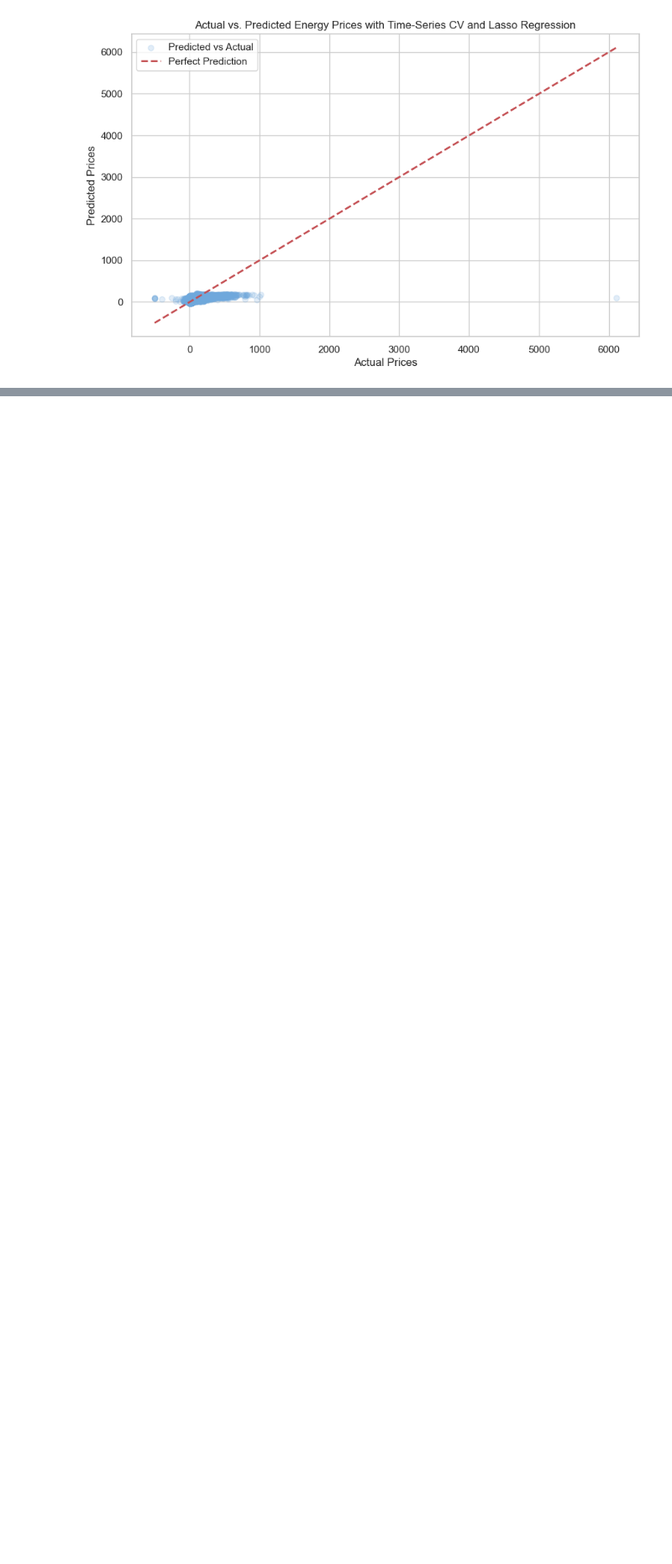
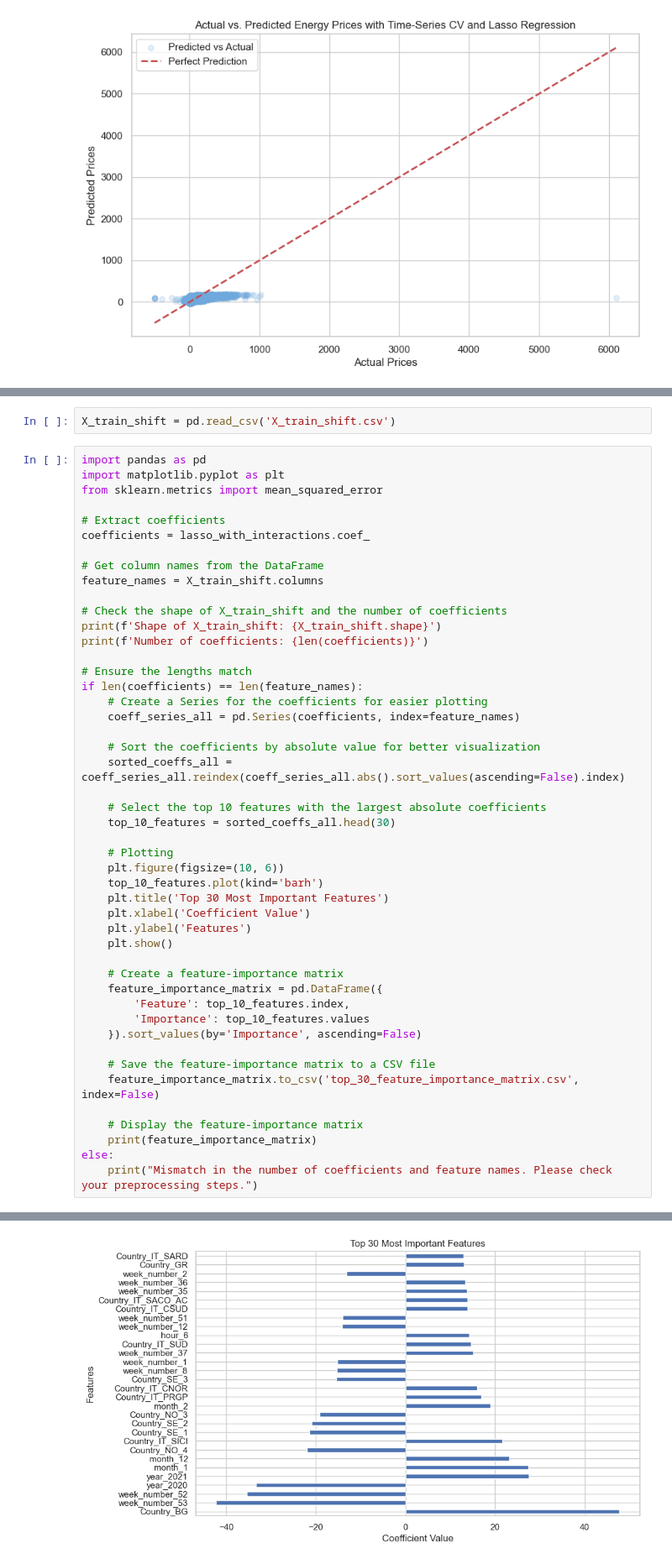
Before and after one commit to hertiemlteam/machine_learning, a Jupyter notebook: linear_model.ipynb, the cells around one changed output, grey strips where cells are left out. Shown at 84% size. Cells and saved outputs as stored; diff of their text form; blank space fills up the shorter version.

```diff
--- a/linear_model.ipynb
+++ b/linear_model.ipynb
@@ -261,0 +260,50 @@ plt.show()
+# %%
+X_train_shift = pd.read_csv('X_train_shift.csv')
+# %%
+import pandas as pd
+import matplotlib.pyplot as plt
+from sklearn.metrics import mean_squared_error
+
+# Extract coefficients
+coefficients = lasso_with_interactions.coef_
+
+# Get column names from the DataFrame
+feature_names = X_train_shift.columns
+
+# Check the shape of X_train_shift and the number of coefficients
+print(f'Shape of X_train_shift: {X_train_shift.shape}')
+print(f'Number of coefficients: {len(coefficients)}')
+
+# Ensure the lengths match
+if len(coefficients) == len(feature_names):
+    # Create a Series for the coefficients for easier plotting
+    coeff_series_all = pd.Series(coefficients, index=feature_names)
+
+    # Sort the coefficients by absolute value for better visualization
+    sorted_coeffs_all = coeff_series_all.reindex(coeff_series_all.abs().sort_values(ascending=False).index)
+
+    # Select the top 10 features with the largest absolute coefficients
+    top_10_features = sorted_coeffs_all.head(30)
+
+    # Plotting
+    plt.figure(figsize=(10, 6))
+    top_10_features.plot(kind='barh')
+    plt.title('Top 30 Most Important Features')
+    plt.xlabel('Coefficient Value')
+    plt.ylabel('Features')
+    plt.show()
+
+    # Create a feature-importance matrix
+    feature_importance_matrix = pd.DataFrame({
+        'Feature': top_10_features.index,
+        'Importance': top_10_features.values
+    }).sort_values(by='Importance', ascending=False)
+
+    # Save the feature-importance matrix to a CSV file
+    feature_importance_matrix.to_csv('top_30_feature_importance_matrix.csv', index=False)
+
+    # Display the feature-importance matrix
+    print(feature_importance_matrix)
+else:
+    print("Mismatch in the number of coefficients and feature names. Please check your preprocessing steps.")
+# %% [output]
@@ -261,0 +312 @@ plt.show()
+[figure, added]
```
Also changed, not shown: parts of 9 cells of this notebook, 7 other files.
